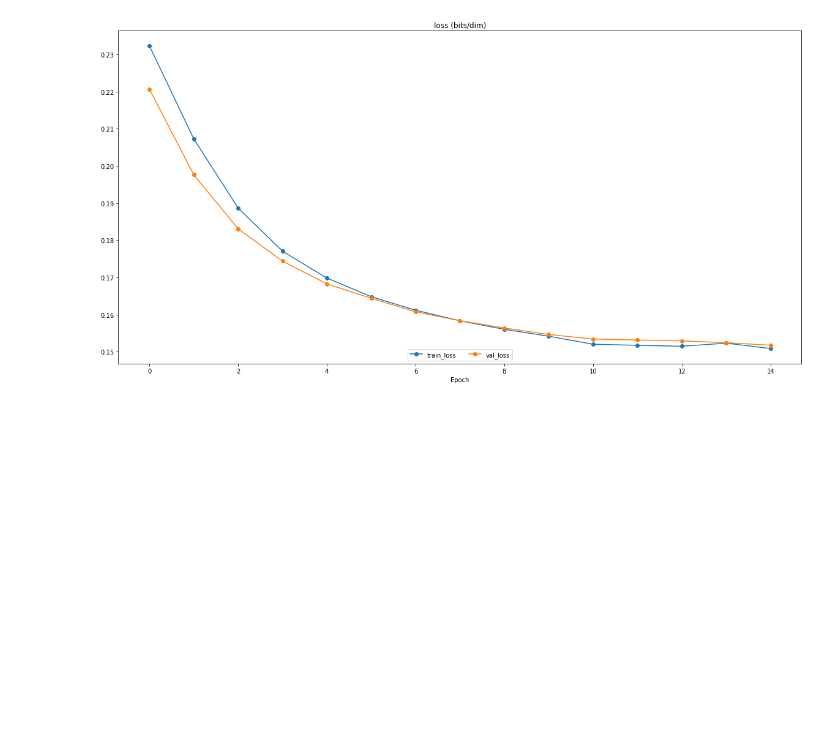
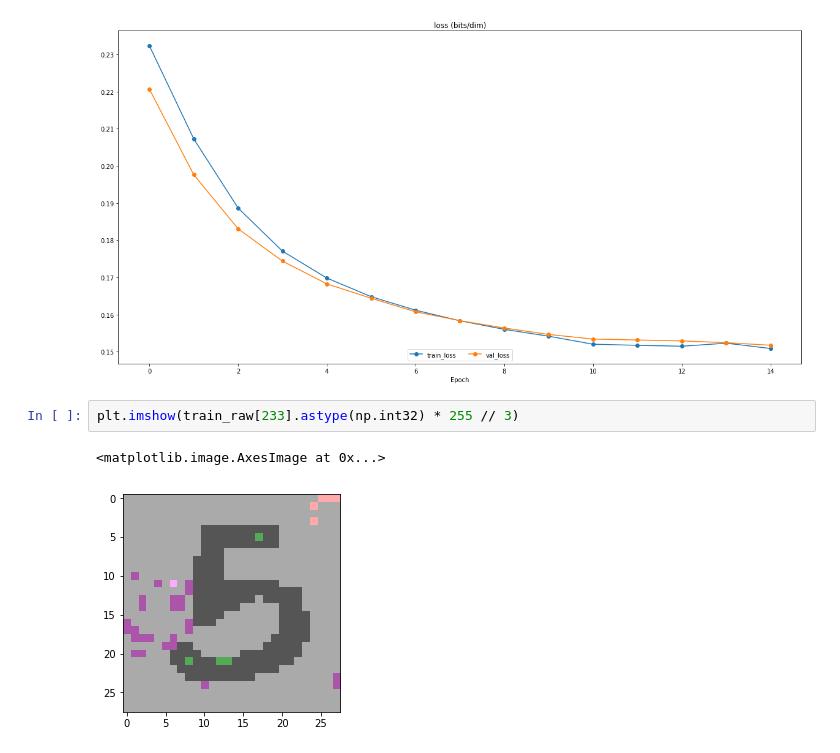
Before and after one commit to shanjgit/cs294-158-Assignments, a Jupyter notebook: HW1/HW1.3.ipynb, the cells around one changed output. Cells and saved outputs as stored; diff of their text form; blank space fills up the shorter version.

```diff
--- a/HW1/HW1.3.ipynb
+++ b/HW1/HW1.3.ipynb
@@ -164,3 +193,8 @@ plt.gcf().set_size_inches(20, 10)
 plt.show()
 # %% [output]
 [figure]
+# %%
+plt.imshow(train_raw[233].astype(np.int32) * 255 // 3)
+# %% [output]
+<matplotlib.image.AxesImage at 0x...>
+[figure, added]
```
Also changed, not shown: parts of 13 cells of this notebook, 2 other files.
